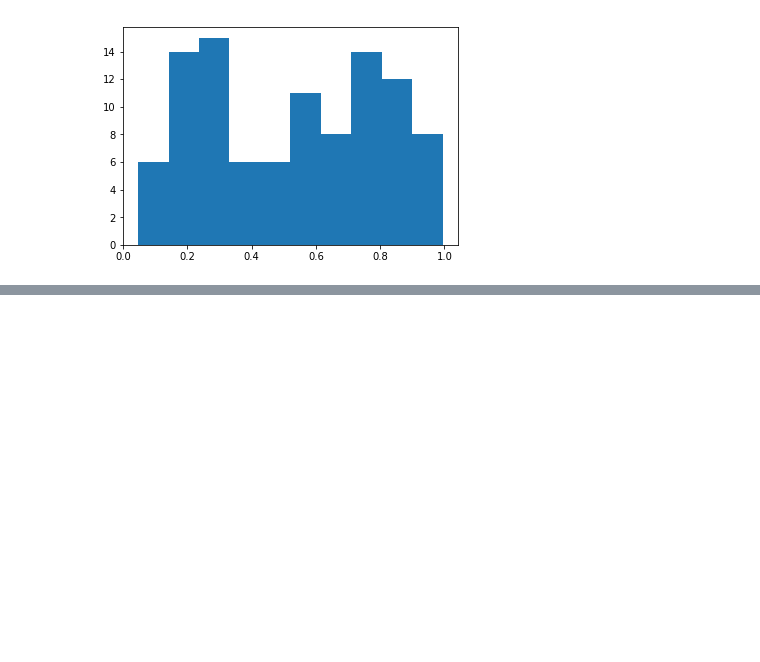
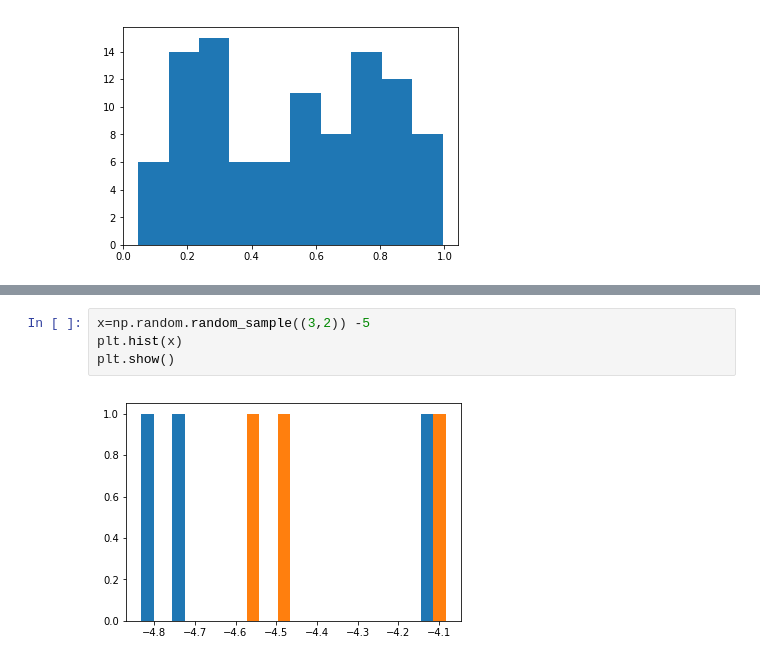
Before and after one commit to AnnemarieMcDonnelltemp/The-numpy.random-package, a Jupyter notebook: The numpy.random package.ipynb, the cells around one changed output, grey strips where cells are left out. Drawn from its saved outputs; the diff is of its cells as text; blank space fills up the shorter version.

```diff
--- a/The numpy.random package.ipynb
+++ b/The numpy.random package.ipynb
@@ -76,0 +127,6 @@ SyntaxError: invalid syntax (<ipython-input-4-f2c5dbb3198a>, line 1)
+# %%
+x=np.random.random_sample((3,2)) -5
+plt.hist(x)
+plt.show()
+# %% [output]
+[figure, added]
```
Also changed, not shown: parts of 30 cells of this notebook, 1 other file.
